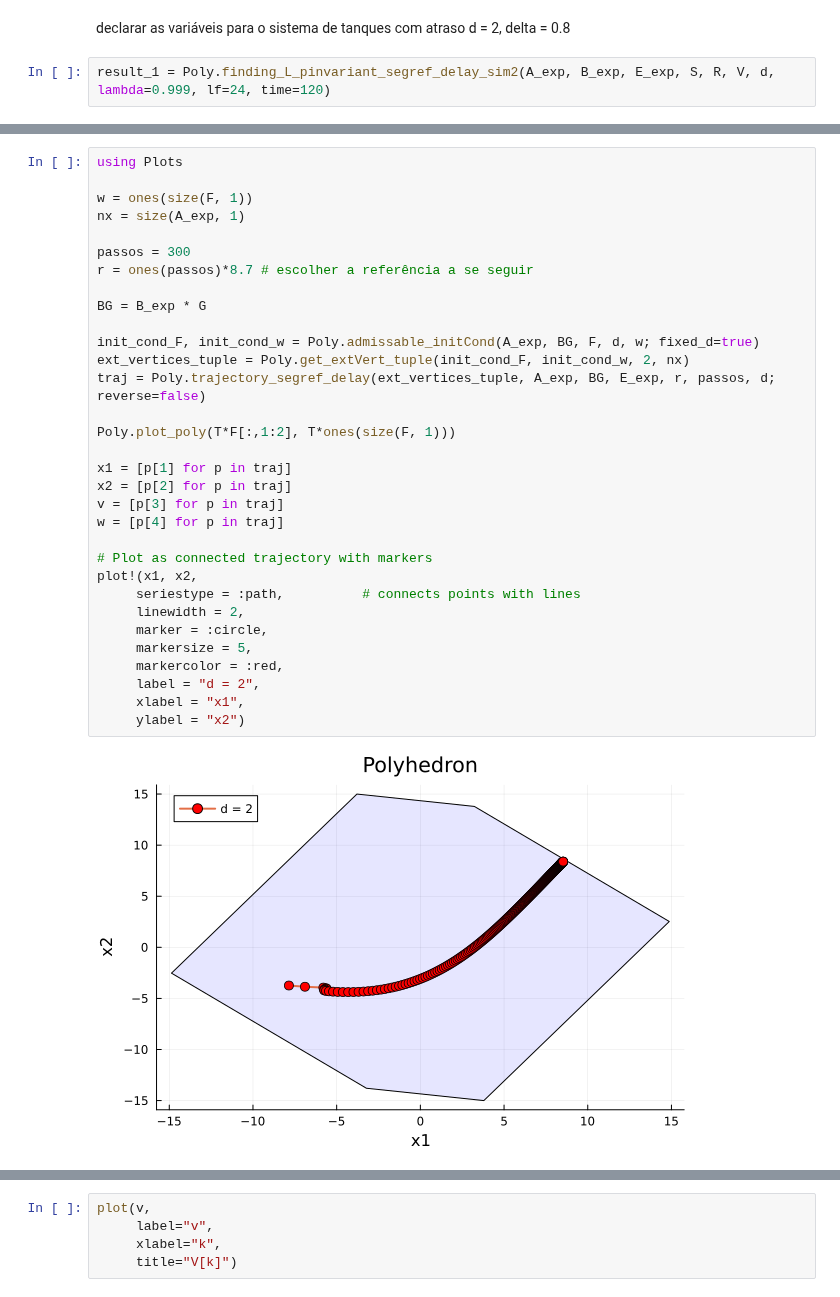
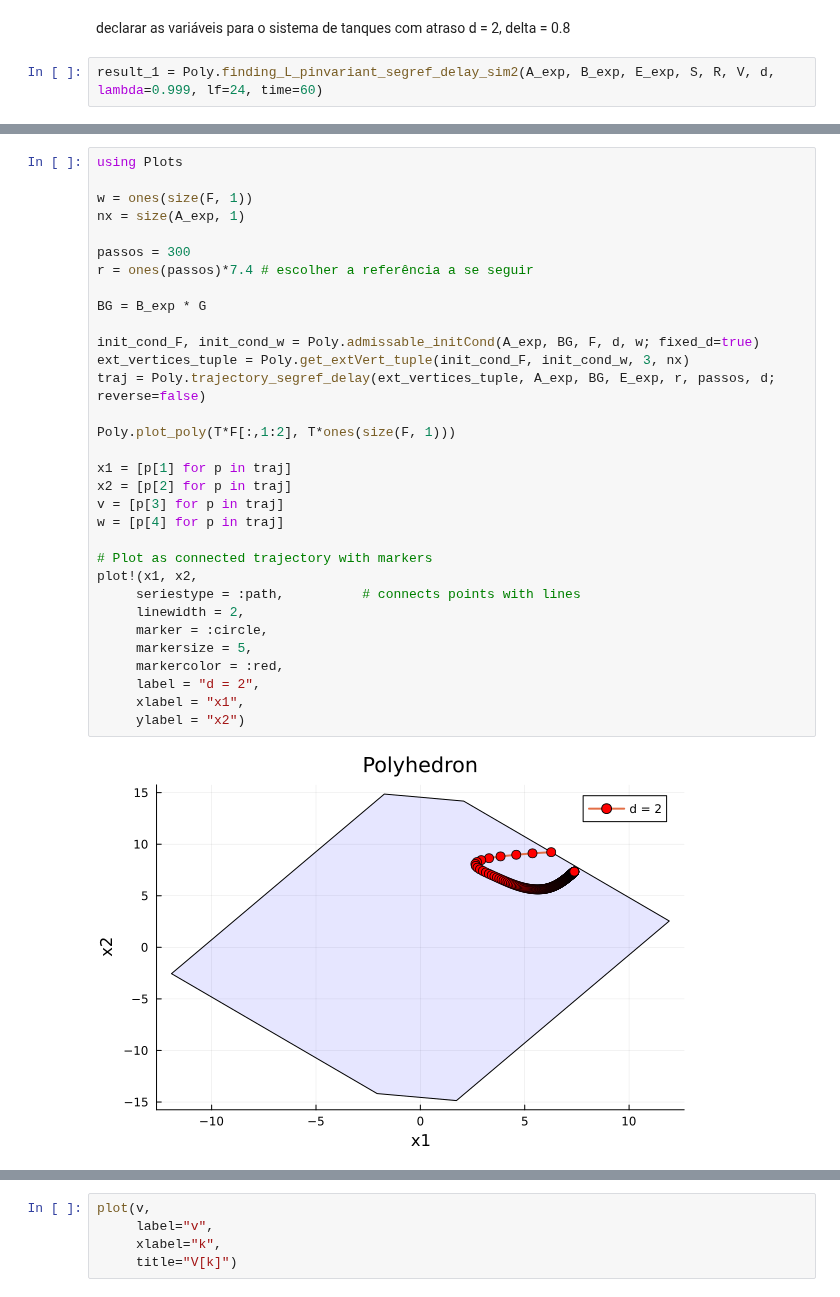
Before and after one commit to Nicholas-Wallace/Polyhedron, a Jupyter notebook: exemplo_artigo _u.ipynb, the cells around one changed output, grey strips where cells are left out. Cells and saved outputs as stored; diff of their text form.

Commit message:
result from the new problem

```diff
--- a/exemplo_artigo _u.ipynb
+++ b/exemplo_artigo _u.ipynb
@@ -61,5 +61,5 @@ d = 2
 # %% [markdown]
 declarar as variáveis para o sistema de tanques com atraso d = 2, delta = 0.8
 # %%
-result_1 = Poly.finding_L_pinvariant_segref_delay_sim2(A_exp, B_exp, E_exp, S, R, V, d, lambda=0.999, lf=24, time=120)
+result_1 = Poly.finding_L_pinvariant_segref_delay_sim2(A_exp, B_exp, E_exp, S, R, V, d, lambda=0.999, lf=24, time=60)
 # %% [output]
@@ -107,36 +126,36 @@ Poly.plot_poly(T*F[:,1:2], T*ones(size(F, 1)))
 using Plots
 
 w = ones(size(F, 1))
 nx = size(A_exp, 1)
 
 passos = 300
-r = ones(passos)*8.7 # escolher a referência a se seguir
+r = ones(passos)*7.4 # escolher a referência a se seguir
 
 BG = B_exp * G
 
 init_cond_F, init_cond_w = Poly.admissable_initCond(A_exp, BG, F, d, w; fixed_d=true)
-ext_vertices_tuple = Poly.get_extVert_tuple(init_cond_F, init_cond_w, 2, nx)
+ext_vertices_tuple = Poly.get_extVert_tuple(init_cond_F, init_cond_w, 3, nx)
 traj = Poly.trajectory_segref_delay(ext_vertices_tuple, A_exp, BG, E_exp, r, passos, d; reverse=false)
 
 Poly.plot_poly(T*F[:,1:2], T*ones(size(F, 1)))
 
 x1 = [p[1] for p in traj]
 x2 = [p[2] for p in traj]
 v = [p[3] for p in traj]
 w = [p[4] for p in traj]
 
 # Plot as connected trajectory with markers
 plot!(x1, x2,
      seriestype = :path,          # connects points with lines
      linewidth = 2,
      marker = :circle,
      markersize = 5,
      markercolor = :red,
      label = "d = 2",
      xlabel = "x1",
      ylabel = "x2")
 # %% [output]
-[figure, old version]
+[figure, new version]
 # %%
 plot(hcat(hcat(x1, x2), w),
      label=["x1" "x2" "w"],
```
Also changed, not shown: parts of 11 cells of this notebook.
